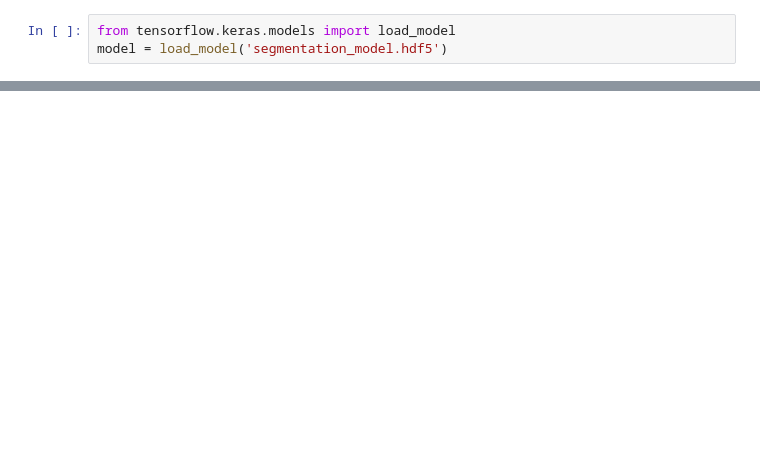
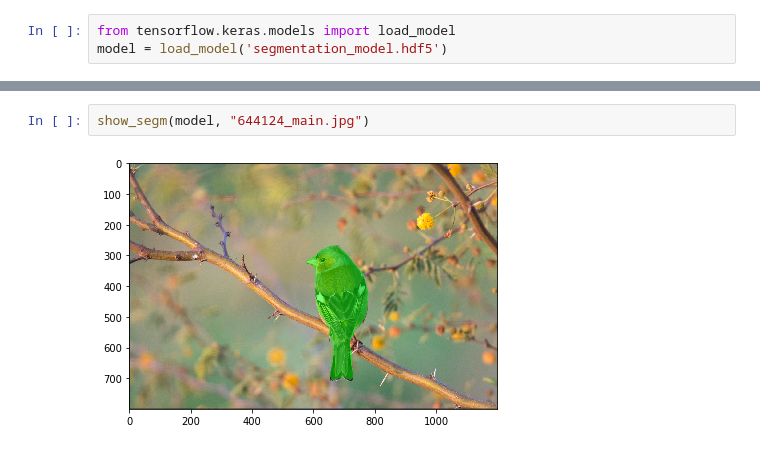
Before and after one commit to lyukov/computer_vision_intro, a Jupyter notebook: 10-BirdsSegmentation/birds-segmentation.ipynb, the cells around one changed output, grey strips where cells are left out. Drawn from its saved outputs; the diff is of its cells as text; blank space fills up the shorter version.

```diff
--- a/10-BirdsSegmentation/birds-segmentation.ipynb
+++ b/10-BirdsSegmentation/birds-segmentation.ipynb
@@ -222,0 +307,4 @@ imshow(predict(untrained, img_path1) > 0.37)
+# %%
+show_segm(model, "644124_main.jpg")
+# %% [output]
+[figure, added]
```
Also changed, not shown: parts of 21 cells of this notebook, 2 other files.
